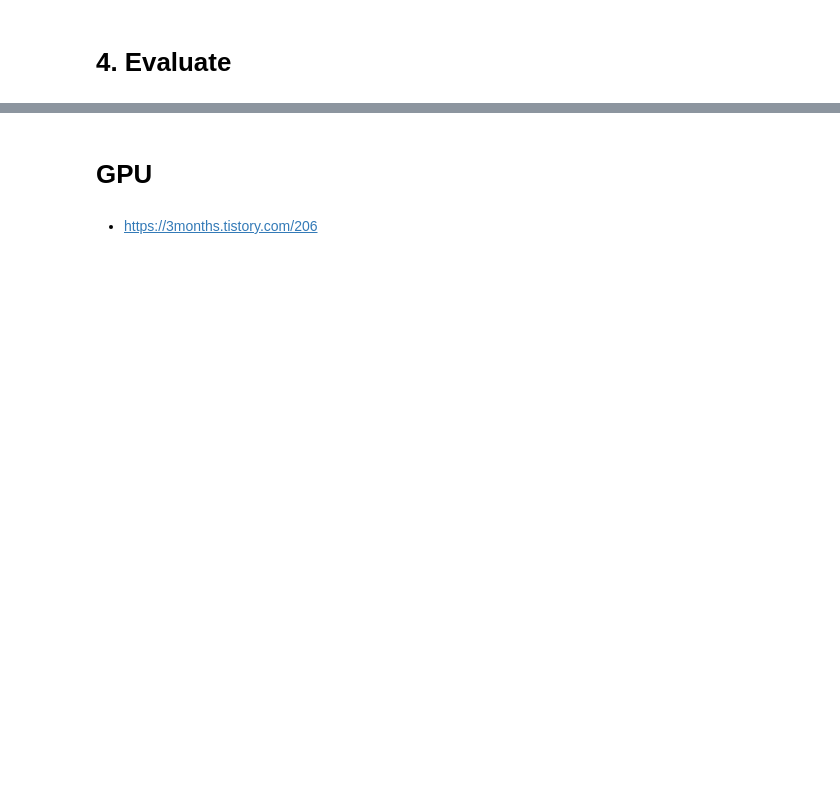
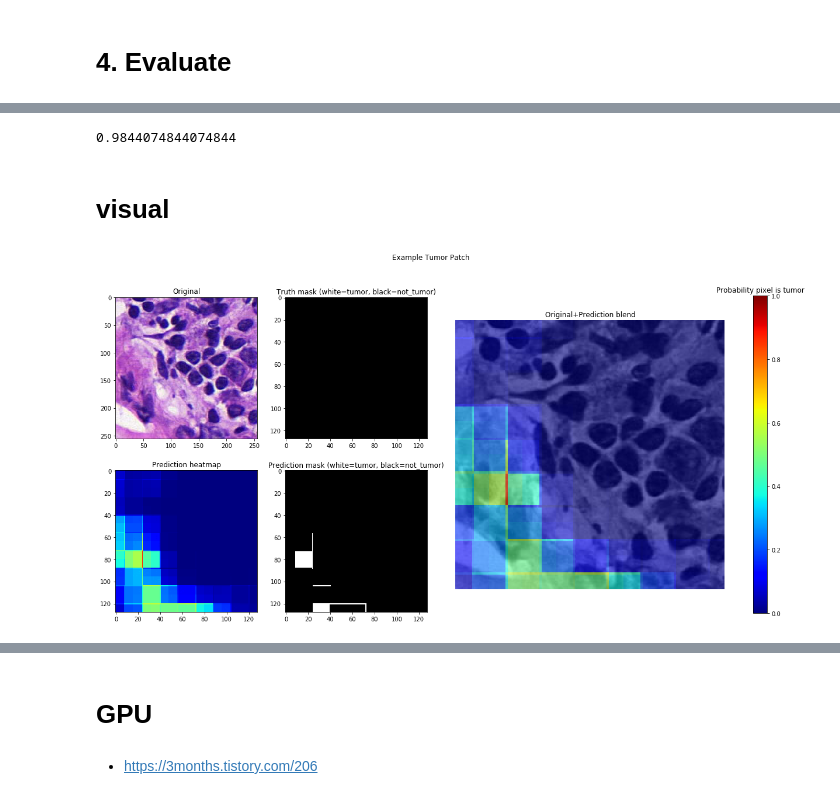
Before and after one commit to Taeu/HeLP-Challenge-Goldenpass, a Jupyter notebook: Sample_Model_0121.ipynb, the cells around one changed output, grey strips where cells are left out. Drawn from its saved outputs; the diff is of its cells as text; code cells hidden in the pictures; blank space fills up the shorter version.

Commit message:
gen_imgs 수정, 128x128 pred 추가(미완성), AUC score 계산

```diff
--- a/Sample_Model_0121.ipynb
+++ b/Sample_Model_0121.ipynb
@@ -721,0 +808,22 @@ plot_patch_with_pred(example_patch, example_truth, prediction, title_str='Exampl
+# %%
+labels= []
+preds = []
+for i in range(len(example_y)):
+    label = np.max(example_y[i].argmax(axis=2))
+    labels.append(label)
+    prediction = predict_from_model(example_X[i], model)
+    pred_X = np.zeros((pred_size,pred_size))
+    for x in range(start_x,start_x+pred_size):
+        for y in range(start_y, start_y+pred_size):
+            pred_X[x-start_x][y-start_y] = prediction[x][y]
+    pred_s = pd.Series(pred_X.flatten())
+    pred_x_i = np.max(pred_s)
+    preds.append(pred_x_i)
+# %%
+# 128,128 으로 예측했을때
+y = np.asarray(labels)
+pred = np.asarray(preds)
+fpr, tpr, thresholds = metrics.roc_curve(y, pred, pos_label=1)
+metrics.auc(fpr, tpr)
+# %% [output]
+0.9844074844074844
@@ -721,0 +837,22 @@ plot_patch_with_pred(example_patch, example_truth, prediction, title_str='Exampl
+# %% [markdown]
+# visual
+# %%
+example_patch = example_X[3]
+example_truth = example_y[3]
+Y = example_truth
+small_Y =np.zeros((pred_size,pred_size,2))
+for x in range(start_x,pred_size):
+    for y in range(start_y, pred_size):
+        small_Y[x-start_x][y-start_y][0] = Y[x][y][0]
+        small_Y[x-start_x][y-start_y][1] = Y[x][y][1]
+# %%
+for i in range(len(example_y)):
+    prediction = predict_from_model(example_patch, model)
+    pred_X = np.zeros((pred_size,pred_size))
+    for x in range(start_x,start_x+pred_size):
+        for y in range(start_y, start_y+pred_size):
+            pred_X[x-start_x][y-start_y] = prediction[x][y]
+# %%
+plot_patch_with_pred(example_patch, small_Y, pred_X, title_str='Example Tumor Patch')
+# %% [output]
+[figure, added]
```
Also changed, not shown: parts of 35 cells of this notebook.
